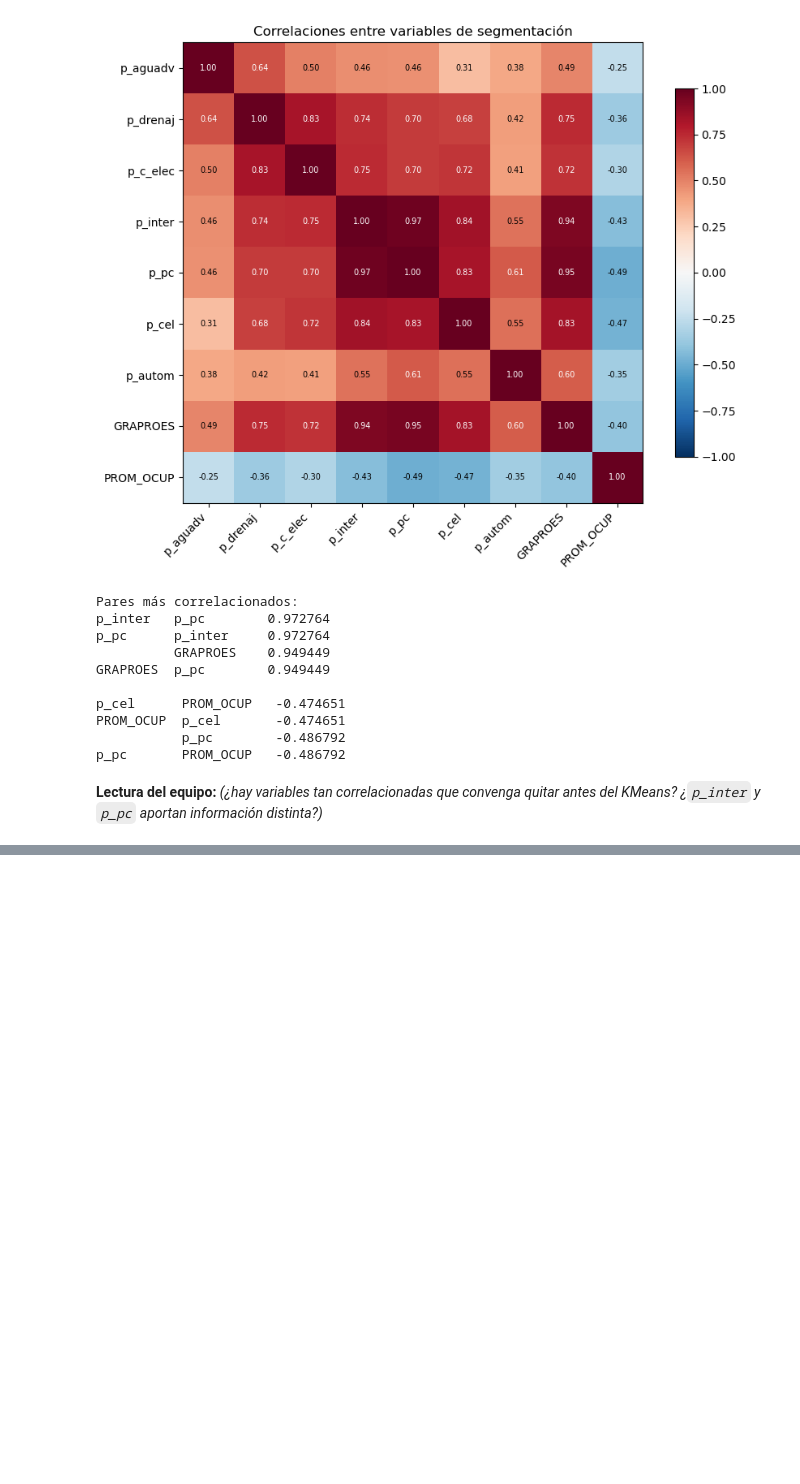
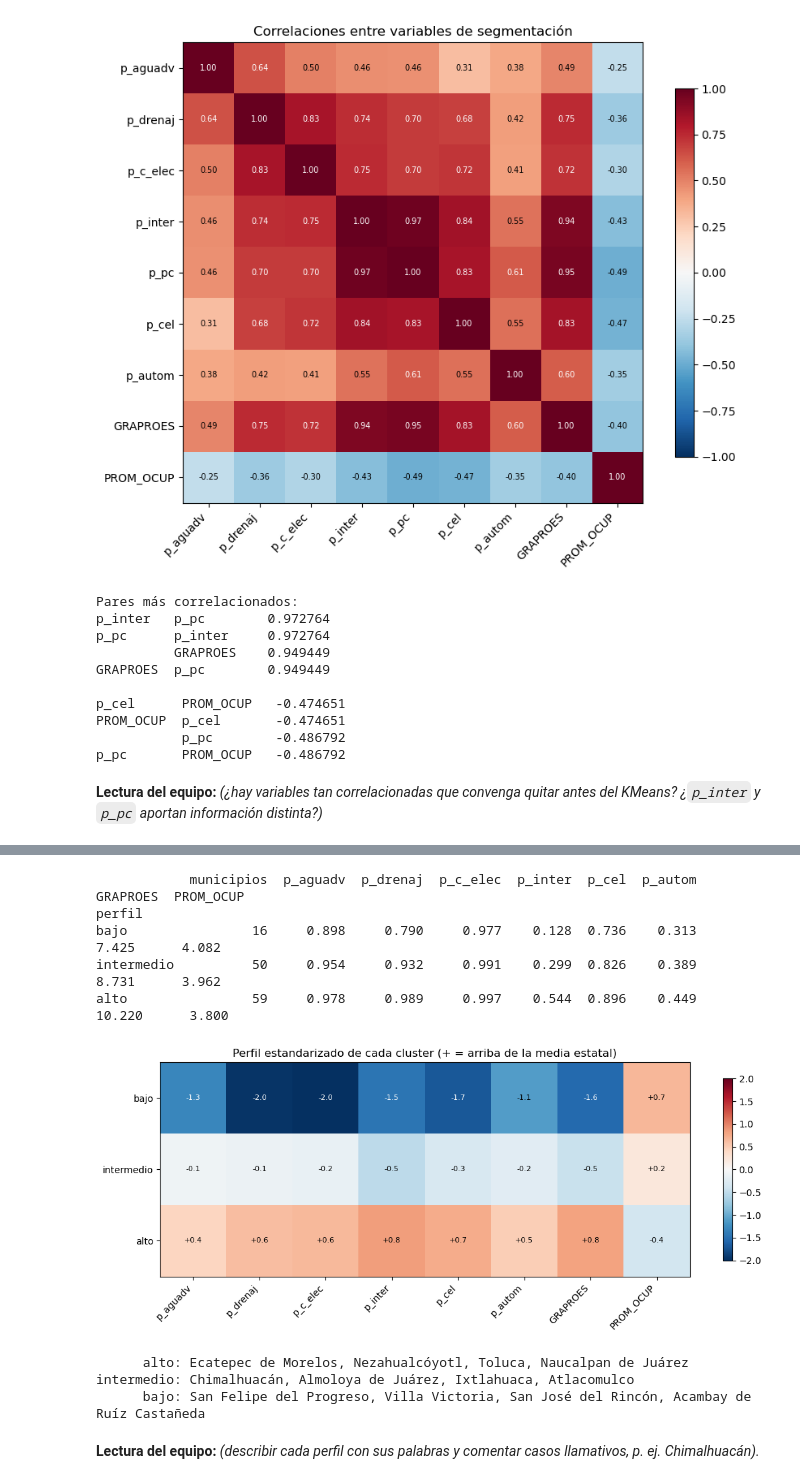
Before and after one commit to Elias-Manuel-Marquez-Bailon/proyecto-articulo-datos-publicos, a Jupyter notebook: notebook/analisis_datos_publicos.ipynb, the cells around one changed output, grey strips where cells are left out. Cells and saved outputs as stored; diff of their text form; code cells hidden in the pictures; blank space fills up the shorter version.

```diff
--- a/notebook/analisis_datos_publicos.ipynb
+++ b/notebook/analisis_datos_publicos.ipynb
@@ -342,0 +407,11 @@ p_pc       PROM_OCUP   -0.486792
+# %%
+k_final = 3
+km = KMeans(n_clusters=k_final, n_init=10, random_state=SEED)
+df["cluster"] = km.fit_predict(X_scaled)
+
+orden = df.groupby("cluster")["p_inter"].mean().sort_values().index
+nombres = dict(zip(orden, ["bajo", "intermedio", "alto"]))
+df["perfil"] = df["cluster"].map(nombres)
+
+print("Silueta del modelo final:", round(silhouette_score(X_scaled, km.labels_), 4))
+print(df["perfil"].value_counts().reindex(["bajo", "intermedio", "alto"]))
@@ -342,0 +429,36 @@ p_pc       PROM_OCUP   -0.486792
+# %%
+perf = df.groupby("perfil")[clust_vars].mean().reindex(["bajo", "intermedio", "alto"]).round(3)
+perf_n = df.groupby("perfil").size().reindex(["bajo", "intermedio", "alto"])
+perf.insert(0, "municipios", perf_n)
+print(perf.to_string())
+
+z = (perf[clust_vars] - df[clust_vars].mean()) / df[clust_vars].std()
+fig, ax = plt.subplots(figsize=(11, 4.5))
+im = ax.imshow(z, cmap="RdBu_r", vmin=-2, vmax=2, aspect="auto")
+ax.set_xticks(range(len(clust_vars)), clust_vars, rotation=45, ha="right")
+ax.set_yticks(range(len(z)), z.index)
+for i in range(len(z)):
+    for j in range(len(clust_vars)):
+        ax.text(j, i, f"{z.iloc[i, j]:+.1f}", ha="center", va="center", fontsize=8,
+                color="white" if abs(z.iloc[i, j]) > 1.2 else "black")
+fig.colorbar(im, shrink=0.85)
+ax.set_title("Perfil estandarizado de cada cluster (+ = arriba de la media estatal)")
+fig.tight_layout()
+fig.savefig(IMG / "grafica_7.png", dpi=150, bbox_inches="tight")
+plt.show()
+
+for p in ["alto", "intermedio", "bajo"]:
+    ej = df[df["perfil"] == p].nlargest(4, "POBTOT")["NOM_MUN"].tolist()
+    print(f'{p:>10}:', ', '.join(ej))
+# %% [output]
+            municipios  p_aguadv  p_drenaj  p_c_elec  p_inter  p_cel  p_autom  GRAPROES  PROM_OCUP
+perfil
+bajo                16     0.898     0.790     0.977    0.128  0.736    0.313     7.425      4.082
+intermedio          50     0.954     0.932     0.991    0.299  0.826    0.389     8.731      3.962
+alto                59     0.978     0.989     0.997    0.544  0.896    0.449    10.220      3.800
+[figure, added]
+      alto: Ecatepec de Morelos, Nezahualcóyotl, Toluca, Naucalpan de Juárez
+intermedio: Chimalhuacán, Almoloya de Juárez, Ixtlahuaca, Atlacomulco
+      bajo: San Felipe del Progreso, Villa Victoria, San José del Rincón, Acambay de Ruíz Castañeda
+# %% [markdown]
+**Lectura del equipo:** *(describir cada perfil con sus palabras y comentar casos llamativos, p. ej. Chimalhuacán).*
```
Also changed, not shown: parts of 12 cells of this notebook, 4 other files.
